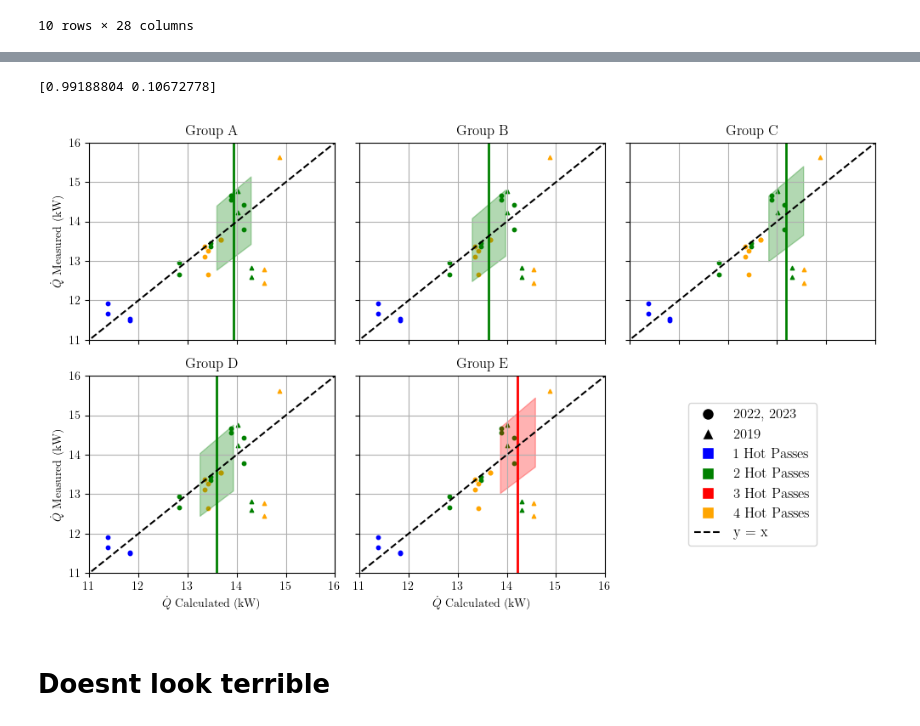
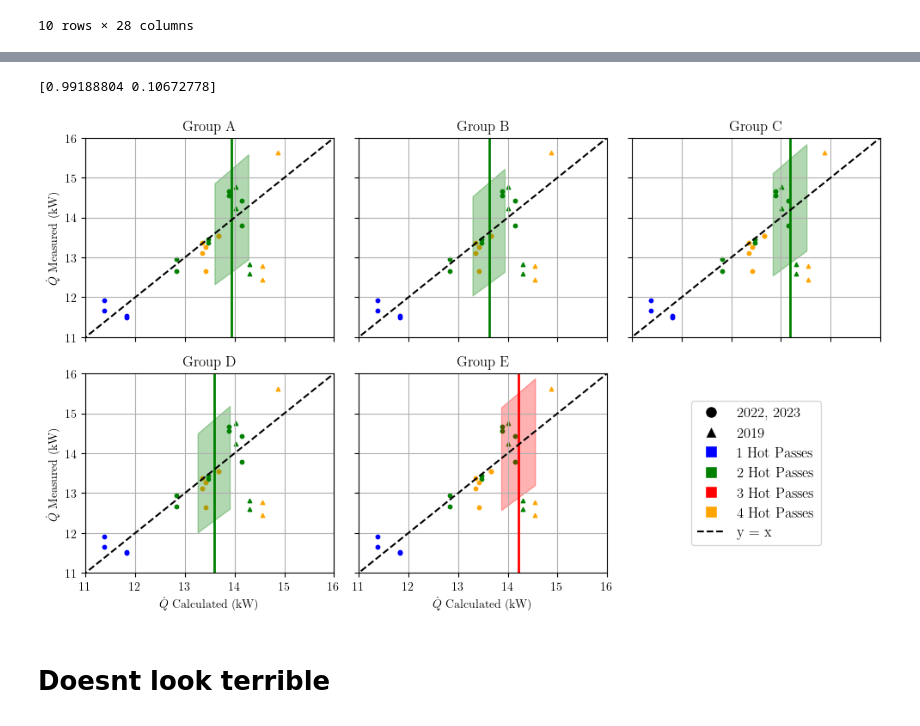
Before and after one commit to lpender3672/shell_tube_heat_exchanger, a Jupyter notebook: src/analysis.ipynb, the cells around one changed output, grey strips where cells are left out. Drawn from its saved outputs; the diff is of its cells as text; code cells hidden in the pictures.

```diff
--- a/src/analysis.ipynb
+++ b/src/analysis.ipynb
@@ -126,6 +126,24 @@ The correlation coefficient is:  0.9177171466551675
 df2024 = pd.read_csv('2024designs.csv')
 
 Qdots2024, effs2024, mdot_colds2024, mdot_hots2024, hot_passes2024, cold_passes2024 = comptute_designs(df2024)
+# %%
+from scipy import stats
+def stat_fit(x, y):
+    slope, intercept, r_value, p_value, std_err = stats.linregress(x, y)
+
+    cfd_lvl = 0.5
+    n = len(x)
+    dof = n-2
+    t = stats.t.ppf(1 - (1 - cfd_lvl) / 2, dof)
+    xfit = np.linspace(np.min(x) - 2, np.max(x) + 2, 200)
+    yfit = slope * xfit + intercept
+
+    slope_ci = t * std_err
+    intercept_ci = t * std_err * np.sqrt(1/n + np.mean(x)**2/np.sum((x-np.mean(x))**2))
+    y_upper = (slope + slope_ci) * xfit + (intercept + intercept_ci)
+    y_lower = (slope - slope_ci) * xfit + (intercept - intercept_ci)
+
+    return xfit, yfit, y_upper, y_lower
 # %%
 # plot Qdot calculated vs Qdot measured
 
@@ -157,6 +175,7 @@ legend_elements =  marker_labels + colour_labels + [xy_label]
 qdot_fit = np.polyfit(Qdots / 1e3, Qdot_meas, 1)
 qdot_fit_fn = np.poly1d(qdot_fit)
 print(qdot_fit)
+xfit, yfit, y_upper, y_lower = stat_fit(Qdots / 1e3, Qdot_meas)
 #plt.plot(lin, qdot_fit_fn(lin), label=f"y = {qdot_fit[0]:.2f}x + {qdot_fit[1]:.2f}")
 
 plot_index = 0
@@ -168,36 +187,40 @@ while plot_index < 5:
         ax.scatter(uQdots[u_hot_passes == p] / 1e3, uQdot_meas[u_hot_passes == p], marker="^", c = cols[p], s=10)
 
     qdoti = Qdots2024[plot_index] / 1e3
     ax.axvline(qdoti, color=cols[hot_passes2024[plot_index]], linewidth = 2)
-    qdotis = np.linspace(qdoti * (1 - u_qdot_calc), qdoti * (1 + u_qdot_calc), lin.size, endpoint=True)
-    ax.fill_between(qdotis, qdotis * (1 - u_qdot_meas), qdotis * (1 + u_qdot_meas), color=cols[hot_passes2024[plot_index]], alpha=0.3)
+    qdotis = xfit[(xfit >= qdoti * (1 - u_qdot_calc)) & (xfit <= qdoti * (1 + u_qdot_calc))]
+    y_lowers = y_lower[(xfit >= qdoti * (1 - u_qdot_calc)) & (xfit <= qdoti * (1 + u_qdot_calc))]
+    y_uppers = y_upper[(xfit >= qdoti * (1 - u_qdot_calc)) & (xfit <= qdoti * (1 + u_qdot_calc))]
+    ax.fill_between(qdotis, y_lowers, y_uppers, color=cols[hot_passes2024[plot_index]], alpha=0.3)
 
     ax.plot(lin, lin, linestyle="--", color="black")
 
     ax.set_title(f"Group {groups[plot_index]}")
     if plot_index > 2:
         ax.set_xlabel("$\dot{Q}$ Calculated (kW)")
     if plot_index % 3 == 0:
         ax.set_ylabel("$\dot{Q}$ Measured (kW)")
     #plt.title("$\dot{Q}$ calculated vs $\dot{Q}$ measured")
     ax.set_ylim(11, 16)
     ax.set_xlim(11, 16)
+    #ax.set_xlim(0, 30)
+    #ax.set_ylim(0, 30)
 
     #ax.legend(handles=legend_elements)
     ax.grid()
 
     plot_index += 1
 
 # make axes at 2,3 just a big legend
 legend_axis = axes[1,2]
 legend_axis.axis("off")
 legend_axis.legend(handles=legend_elements, loc="center", ncol=1, fontsize=12)
 
 plt.tight_layout()
 plt.savefig("Qdot_uncertainty_bands.png", dpi=300)
 # %% [output]
 [0.99188804 0.10672778]
-[figure, old version]
+[figure, new version]
 # %% [markdown]
 # Doesnt look terrible
 # %%
```
Also changed, not shown: parts of 7 cells of this notebook, 5 other files.
